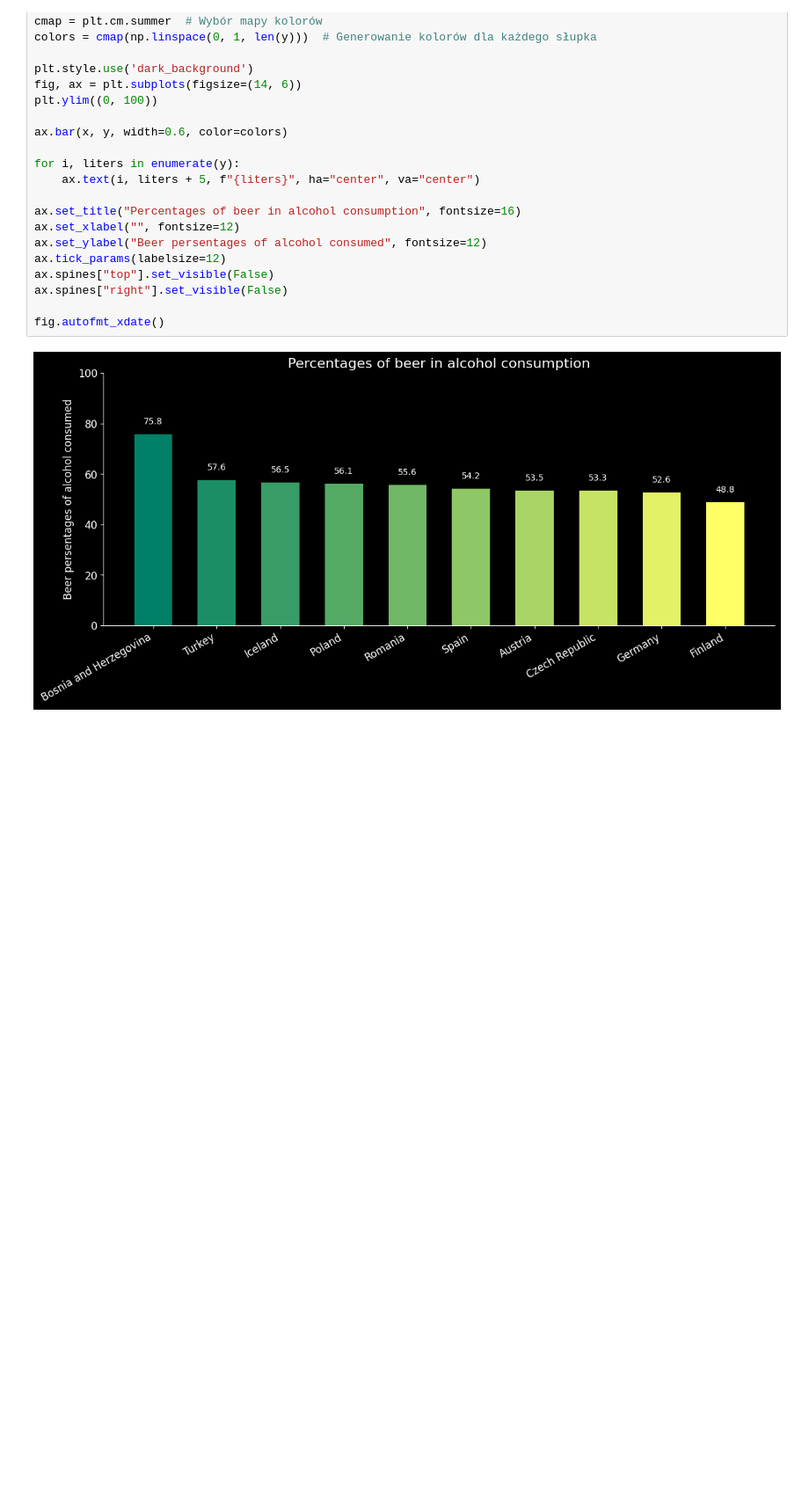
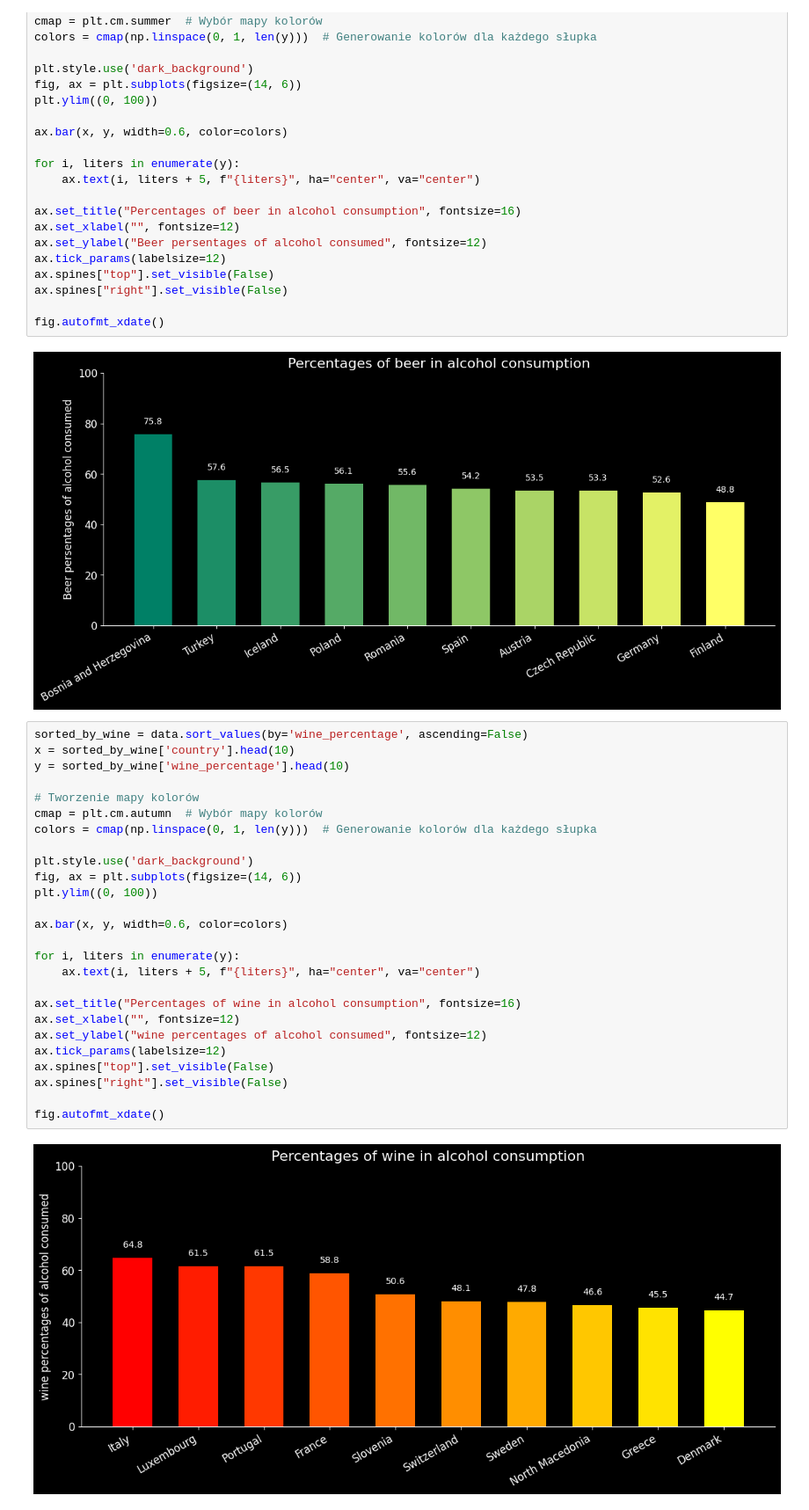
Before and after one commit to gruuubcioo/Alcohol-consumption-in-Europe, a Jupyter notebook: main.ipynb, the cells around one changed output. Shown at 88% size. Cells and saved outputs as stored; diff of their text form; blank space fills up the shorter version.

Commit message:
add wine consumption plot

```diff
--- a/main.ipynb
+++ b/main.ipynb
@@ -111,3 +89,31 @@ ax.spines["right"].set_visible(False)
 fig.autofmt_xdate()
 # %% [output]
 [figure]
+# %%
+sorted_by_wine = data.sort_values(by='wine_percentage', ascending=False)
+x = sorted_by_wine['country'].head(10)
+y = sorted_by_wine['wine_percentage'].head(10)
+
+# Tworzenie mapy kolorów
+cmap = plt.cm.autumn  # Wybór mapy kolorów
+colors = cmap(np.linspace(0, 1, len(y)))  # Generowanie kolorów dla każdego słupka
+
+plt.style.use('dark_background')
+fig, ax = plt.subplots(figsize=(14, 6))
+plt.ylim((0, 100))
+
+ax.bar(x, y, width=0.6, color=colors)
+
+for i, liters in enumerate(y):
+    ax.text(i, liters + 5, f"{liters}", ha="center", va="center")
+
+ax.set_title("Percentages of wine in alcohol consumption", fontsize=16)
+ax.set_xlabel("", fontsize=12)
+ax.set_ylabel("wine percentages of alcohol consumed", fontsize=12)
+ax.tick_params(labelsize=12)
+ax.spines["top"].set_visible(False)
+ax.spines["right"].set_visible(False)
+
+fig.autofmt_xdate()
+# %% [output]
+[figure, added]
```
Also changed, not shown: parts of 3 cells of this notebook.
